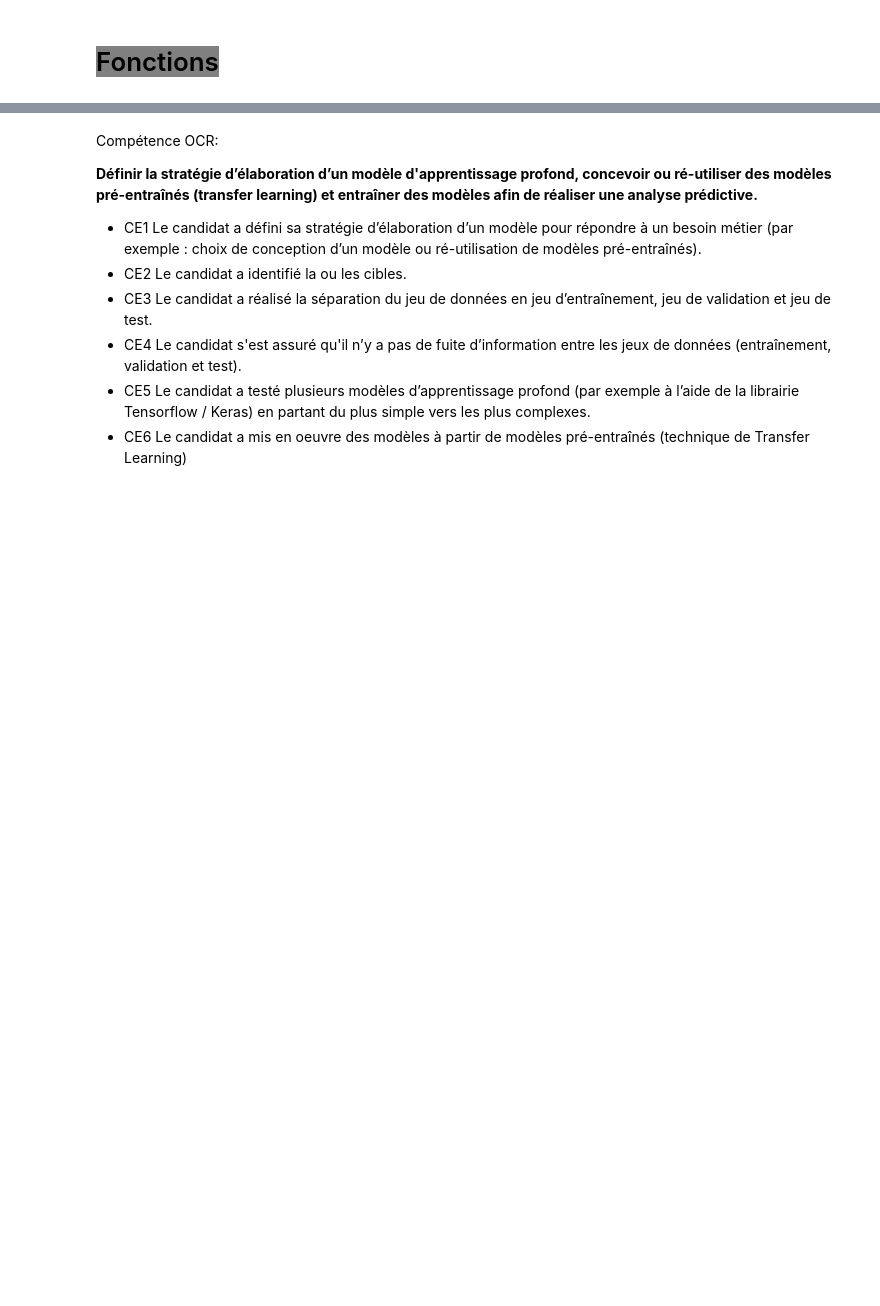
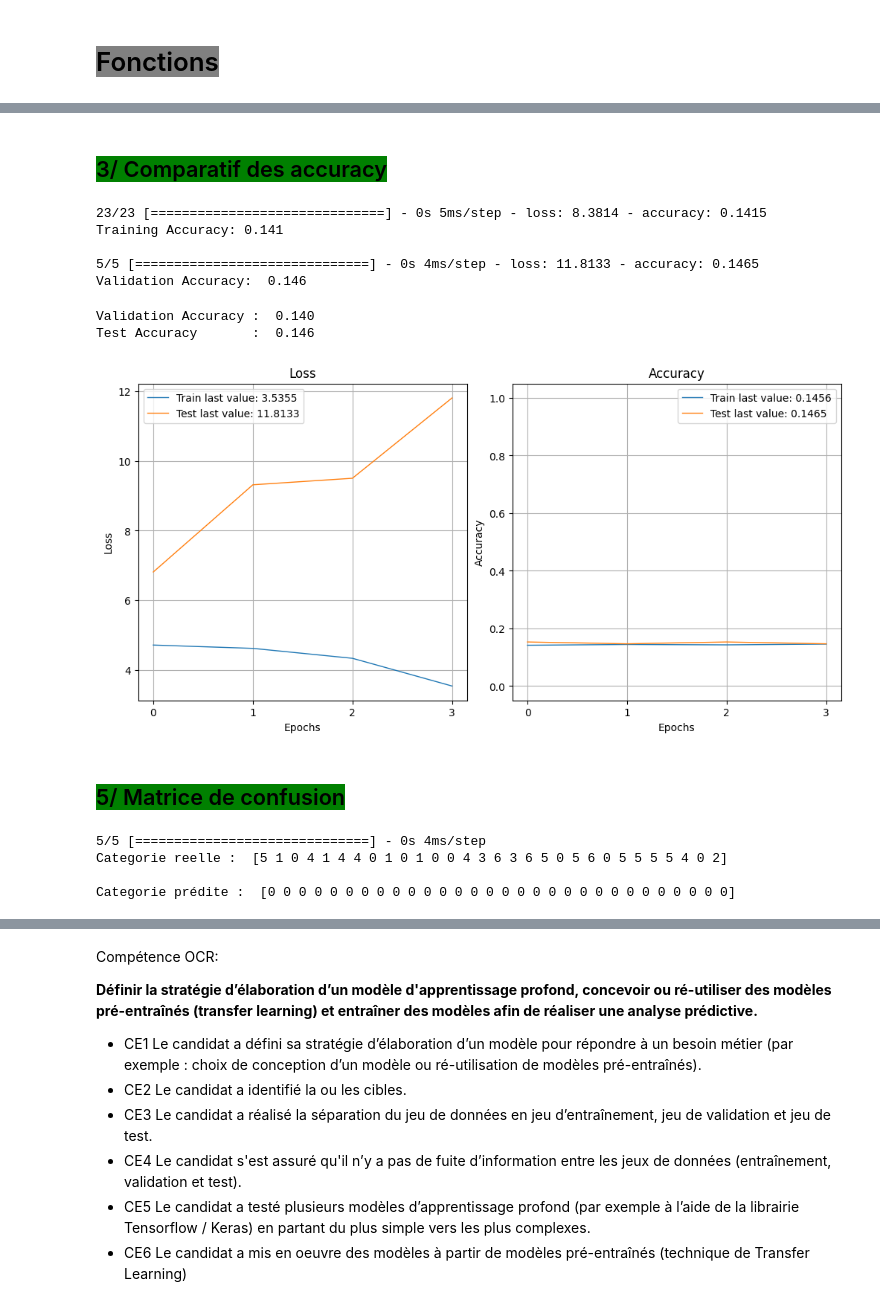
Before and after one commit to pierrickBERTHE/PB6-Classification_automatique_de_produits, a Jupyter notebook: berthe_pierrick_3_notebook_classification_122023.ipynb, the cells around one changed output, grey strips where cells are left out. Drawn from its saved outputs; the diff is of its cells as text; code cells hidden in the pictures; blank space fills up the shorter version.

```diff
--- a/berthe_pierrick_3_notebook_classification_122023.ipynb
+++ b/berthe_pierrick_3_notebook_classification_122023.ipynb
@@ -180,0 +685,7 @@ for fichier in fichiers:
+# %%
+# Afficher les GPU AMD disponibles
+amd_gpus = get_available_amd_gpus()
+print("Nombre de GPU AMD disponibles : ", len(amd_gpus), "\n")
+
+# Créer un modèle MLP
+model_mlp = creation_modele_mlp()
@@ -180,0 +721,2 @@ for fichier in fichiers:
+# %%
+callbacks_list, chemin_modele_export = creer_callbacks("model_mlp")
@@ -180,0 +825,61 @@ for fichier in fichiers:
+# %% [markdown]
+## <span style='background:green'>3/ Comparatif des accuracy</span>
+# %%
+# Evaluation du modèle (dernier epoch) sur les données de train
+loss, accuracy = model_mlp.evaluate(X_train, y_train, verbose=True)
+print("Training Accuracy: {:.3f}\n".format(accuracy))
+
+# Evaluation du modèle (dernier epoch) sur les données de validation
+loss, accuracy = model_mlp.evaluate(X_val, y_val, verbose=True)
+print("Validation Accuracy:  {:.3f}".format(accuracy))
+# %% [output]
+23/23 [==============================] - 0s 5ms/step - loss: 8.3814 - accuracy: 0.1415
+Training Accuracy: 0.141
+
+5/5 [==============================] - 0s 4ms/step - loss: 11.8133 - accuracy: 0.1465
+Validation Accuracy:  0.146
+# %%
+# Charger les poids du meilleur modèle
+model_mlp.load_weights(chemin_modele_export)
+
+# Evaluation meilleur modèle sur les données de validation
+loss, accuracy = model_mlp.evaluate(X_val, y_val, verbose=False)
+print("Validation Accuracy :  {:.3f}".format(accuracy))
+
+# Evaluation meilleur modèle sur les données de test
+loss, accuracy = model_mlp.evaluate(X_test, y_test, verbose=False)
+print("Test Accuracy       :  {:.3f}".format(accuracy))
+# %% [output]
+Validation Accuracy :  0.140
+Test Accuracy       :  0.146
+# %%
+# Afficher l'historique de l'entraînement
+show_history(history_mlp)
+
+# Definir le chemin d'export de la figure
+dossier_figure = "./figure/"
+nom_figure = "history_mlp.png"
+chemin_figure_export = os.path.join(dossier_figure, nom_figure)
+
+# Sauvegarder l'historique de l'entraînement
+plot_history(history_mlp, path=chemin_figure_export)
+plt.close()
+# %% [output]
+[figure, added]
+# %% [markdown]
+## <span style='background:green'>5/ Matrice de confusion</span>
+# %%
+# Retrouver la categorie réelle des images de validation
+y_val_num = np.argmax(y_val, axis=1)
+
+# Trouver la categorie prédite des images de validation
+y_val_pred = np.argmax(model_mlp.predict(X_val), axis=1)
+
+# Afficher les 10 premières catégories réelles et prédites
+print("Categorie reelle : ", y_val_num[:30], "\n")
+print("Categorie prédite : ", y_val_pred[:30])
+# %% [output]
+5/5 [==============================] - 0s 4ms/step
+Categorie reelle :  [5 1 0 4 1 4 4 0 1 0 1 0 0 4 3 6 3 6 5 0 5 6 0 5 5 5 5 4 0 2]
+
+Categorie prédite :  [0 0 0 0 0 0 0 0 0 0 0 0 0 0 0 0 0 0 0 0 0 0 0 0 0 0 0 0 0 0]
```
Also changed, not shown: parts of 59 cells of this notebook, 3 other files.
